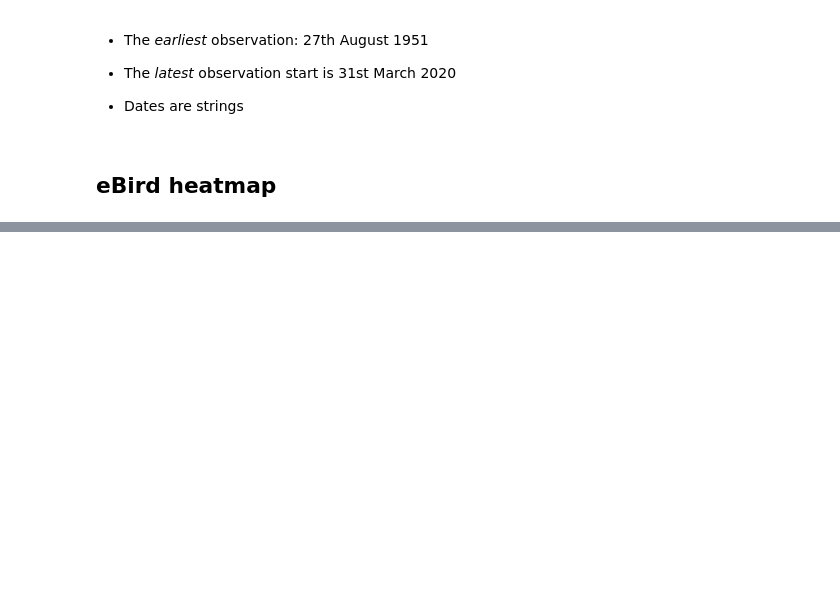
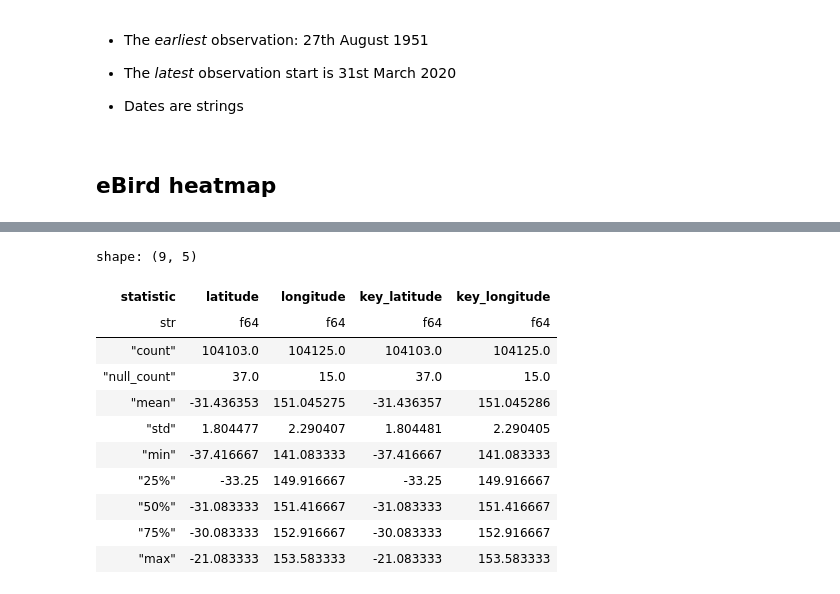
Before and after one commit to Rageon787/my-nswba-work, a Jupyter notebook: birds_python.ipynb, the cells around one changed output, grey strips where cells are left out. Saved outputs shown, nothing was run; the diff lists cells and outputs as text; code cells hidden in the pictures; blank space fills up the shorter version.

```diff
--- a/birds_python.ipynb
+++ b/birds_python.ipynb
@@ -123,0 +282,51 @@ datetime.timedelta(0)
+# %%
+# Converts DES coordinates from degrees-minutes (DDMM) to decimal degrees
+# The K- columns are a cleaned copy of Latitude/Longitude: they fix small typos
+# (e.g. 15034 -> 15035) and hold the text "NULL" where the original was unusable.
+des = des.rename({
+    "K-Latitude": "key_latitude", "K-Longitude": "key_longitude",
+    "Latitude": "latitude", "Longitude": "longitude",
+})
+
+# Turn the text "NULL" into a real missing value, then make the key columns numbers
+des = des.with_columns(
+    pl.col("key_latitude", "key_longitude").replace("NULL", None).cast(pl.Int64)
+)
+
+# A DDMM value is only a real coordinate if its minutes are below 60 and its degrees
+# are inside Australia's range. Anything else (e.g. 30015 or 15275) becomes missing.
+def valid_ddmm(column_name: str, min_degree: int, max_degree: int) -> pl.Expr:
+    degree = pl.col(column_name) // 100
+    minutes = pl.col(column_name) % 100
+    return (minutes < 60) & degree.is_between(min_degree, max_degree)
+
+des = des.with_columns(
+    pl.when(valid_ddmm(c, 9, 45)).then(pl.col(c)).otherwise(None).alias(c)
+    for c in ["latitude", "key_latitude"]
+).with_columns(
+    pl.when(valid_ddmm(c, 112, 160)).then(pl.col(c)).otherwise(None).alias(c)
+    for c in ["longitude", "key_longitude"]
+)
+
+# Same conversion as for eBird: latitude is south, so it becomes negative
+des = des.with_columns(
+    key_latitude=-ddmm_to_dd("key_latitude"),
+    key_longitude=ddmm_to_dd("key_longitude"),
+    latitude=-ddmm_to_dd("latitude"),
+    longitude=ddmm_to_dd("longitude"),
+)
+
+des.select("latitude", "longitude", "key_latitude", "key_longitude").describe()
+# %% [output]
+shape: (9, 5)
+| statistic | latitude | longitude | key_latitude | key_longitude |
+| str | f64 | f64 | f64 | f64 |
+| "count" | 104103.0 | 104125.0 | 104103.0 | 104125.0 |
+| "null_count" | 37.0 | 15.0 | 37.0 | 15.0 |
+| "mean" | -31.436353 | 151.045275 | -31.436357 | 151.045286 |
+| "std" | 1.804477 | 2.290407 | 1.804481 | 2.290405 |
+| "min" | -37.416667 | 141.083333 | -37.416667 | 141.083333 |
+| "25%" | -33.25 | 149.916667 | -33.25 | 149.916667 |
+| "50%" | -31.083333 | 151.416667 | -31.083333 | 151.416667 |
+| "75%" | -30.083333 | 152.916667 | -30.083333 | 152.916667 |
+| "max" | -21.083333 | 153.583333 | -21.083333 | 153.583333 |
```
Also changed, not shown: parts of 7 cells of this notebook, 1 other file.
